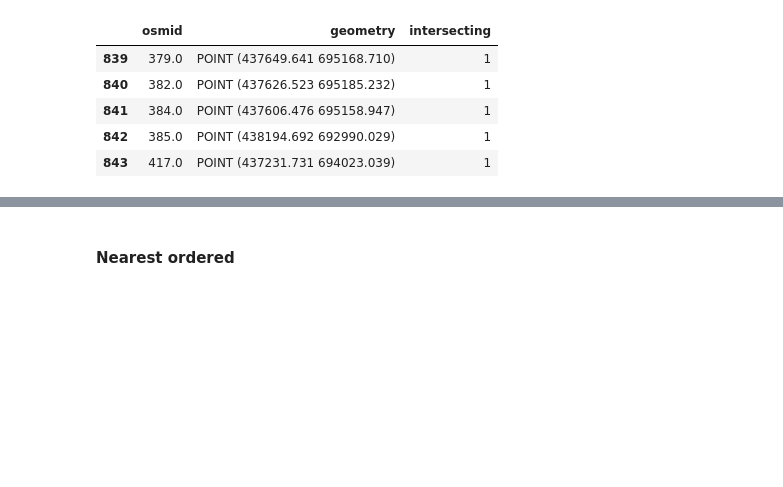
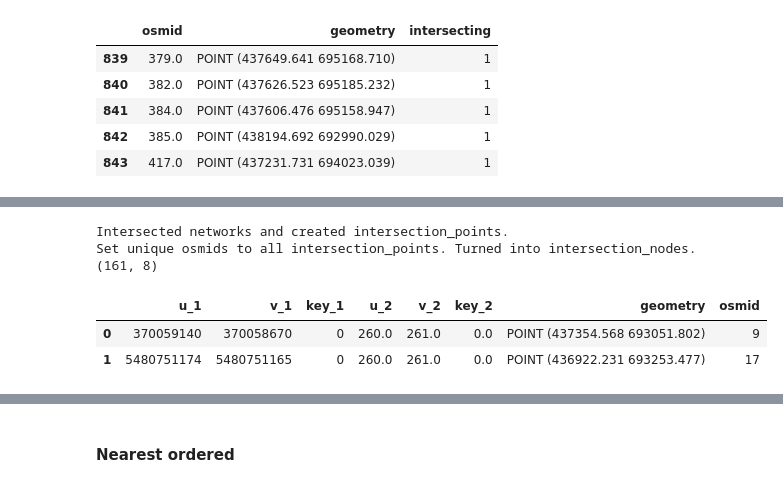
Before and after one commit to Observatorio-Ciudades/accesibilidad-urbana, a Jupyter notebook: notebooks/projects/volvo/09_tessellations_boeing_ntw_join_pt2.ipynb, the cells around one changed output, grey strips where cells are left out. Saved outputs shown, nothing was run; the diff lists cells and outputs as text; code cells hidden in the pictures; blank space fills up the shorter version.

```diff
--- a/notebooks/projects/volvo/09_tessellations_boeing_ntw_join_pt2.ipynb
+++ b/notebooks/projects/volvo/09_tessellations_boeing_ntw_join_pt2.ipynb
@@ -1160,0 +1247,17 @@ if local_save:
+# %%
+intersection_nodes = find_intersection_nodes(ntw_01_nodes = boeing_nodes,
+                                             ntw_01_edges = boeing_edges,
+                                             ntw_02_nodes = comp_uncovered_nodes,
+                                             ntw_02_edges = comp_uncovered_edges,
+                                             projected_crs = projected_crs)
+
+# Show
+print(intersection_nodes.shape)
+intersection_nodes.head(2)
+# %% [output]
+Intersected networks and created intersection_points.
+Set unique osmids to all intersection_points. Turned into intersection_nodes.
+(161, 8)
+|  | u_1 | v_1 | key_1 | u_2 | v_2 | key_2 | geometry | osmid |
+| 0 | 370059140 | 370058670 | 0 | 260.0 | 261.0 | 0.0 | POINT (437354.568 693051.802) | 9 |
+| 1 | 5480751174 | 5480751165 | 0 | 260.0 | 261.0 | 0.0 | POINT (436922.231 693253.477) | 17 |
```
Also changed, not shown: parts of 36 cells of this notebook.
